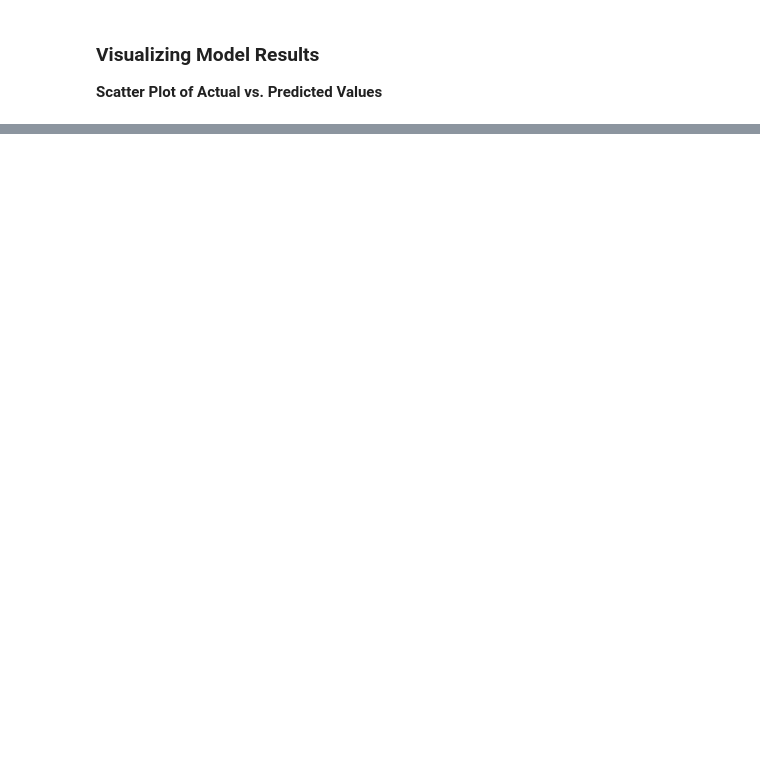
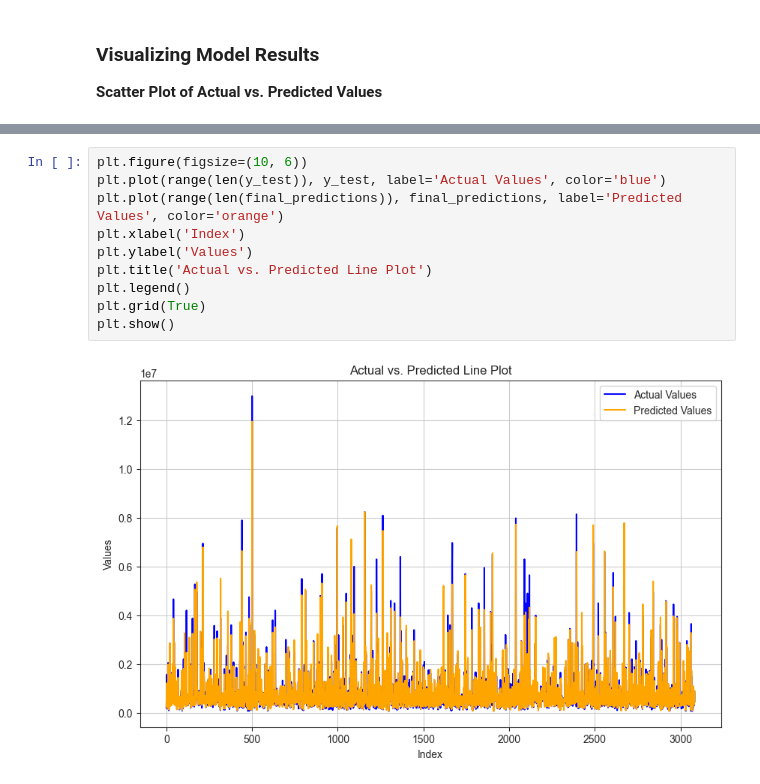
Before and after one commit to RohitKrish46/car-price-predictor, a Jupyter notebook: Feature_engineering.ipynb, the cells around one changed output, grey strips where cells are left out. Drawn from its saved outputs; the diff is of its cells as text; blank space fills up the shorter version.

```diff
--- a/Feature_engineering.ipynb
+++ b/Feature_engineering.ipynb
@@ -571,0 +571,12 @@ plt.show()
+# %%
+plt.figure(figsize=(10, 6))
+plt.plot(range(len(y_test)), y_test, label='Actual Values', color='blue')
+plt.plot(range(len(final_predictions)), final_predictions, label='Predicted Values', color='orange')
+plt.xlabel('Index')
+plt.ylabel('Values')
+plt.title('Actual vs. Predicted Line Plot')
+plt.legend()
+plt.grid(True)
+plt.show()
+# %% [output]
+[figure, added]
```
Also changed, not shown: parts of 10 cells of this notebook, 4 other files.
